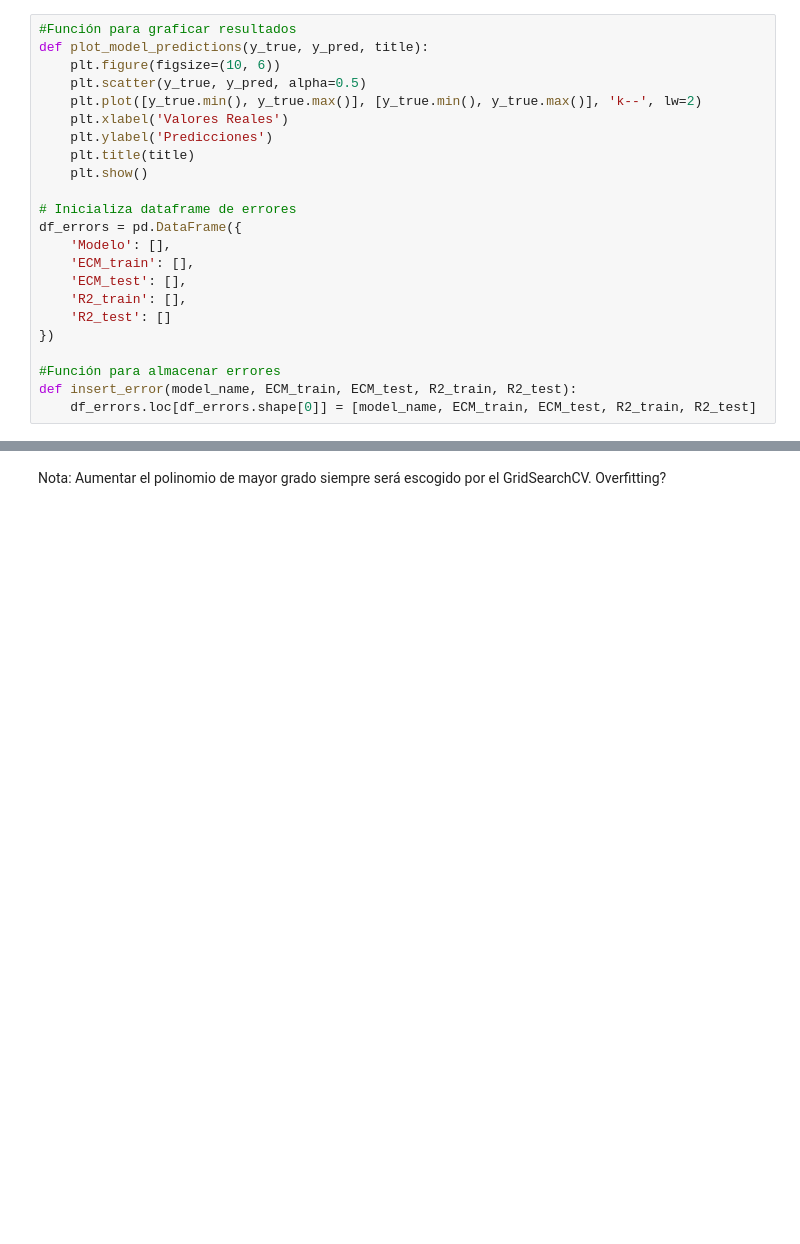
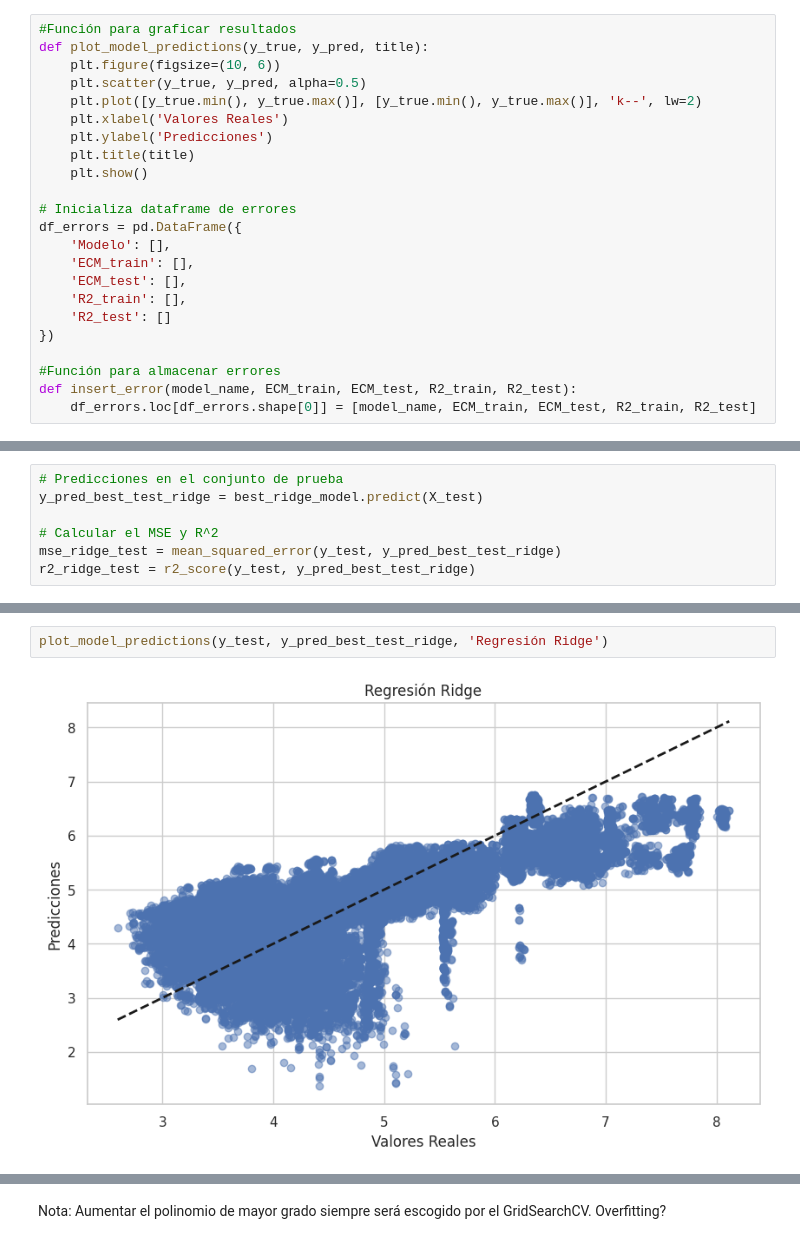
Before and after one commit to daneelsan/INF648-Project, a Jupyter notebook: notebooks/entregable-03-grupo-01.ipynb, the cells around one changed output, grey strips where cells are left out. Saved outputs shown, nothing was run; the diff lists cells and outputs as text; blank space fills up the shorter version.

```diff
--- a/notebooks/entregable-03-grupo-01.ipynb
+++ b/notebooks/entregable-03-grupo-01.ipynb
@@ -368,0 +447,7 @@ def insert_error(model_name, ECM_train, ECM_test, R2_train, R2_test):
+# %%
+# Predicciones en el conjunto de prueba
+y_pred_best_test_ridge = best_ridge_model.predict(X_test)
+
+# Calcular el MSE y R^2
+mse_ridge_test = mean_squared_error(y_test, y_pred_best_test_ridge)
+r2_ridge_test = r2_score(y_test, y_pred_best_test_ridge)
@@ -368,0 +473,4 @@ def insert_error(model_name, ECM_train, ECM_test, R2_train, R2_test):
+# %%
+plot_model_predictions(y_test, y_pred_best_test_ridge, 'Regresión Ridge')
+# %% [output]
+[figure, added]
```
Also changed, not shown: parts of 42 cells of this notebook.
